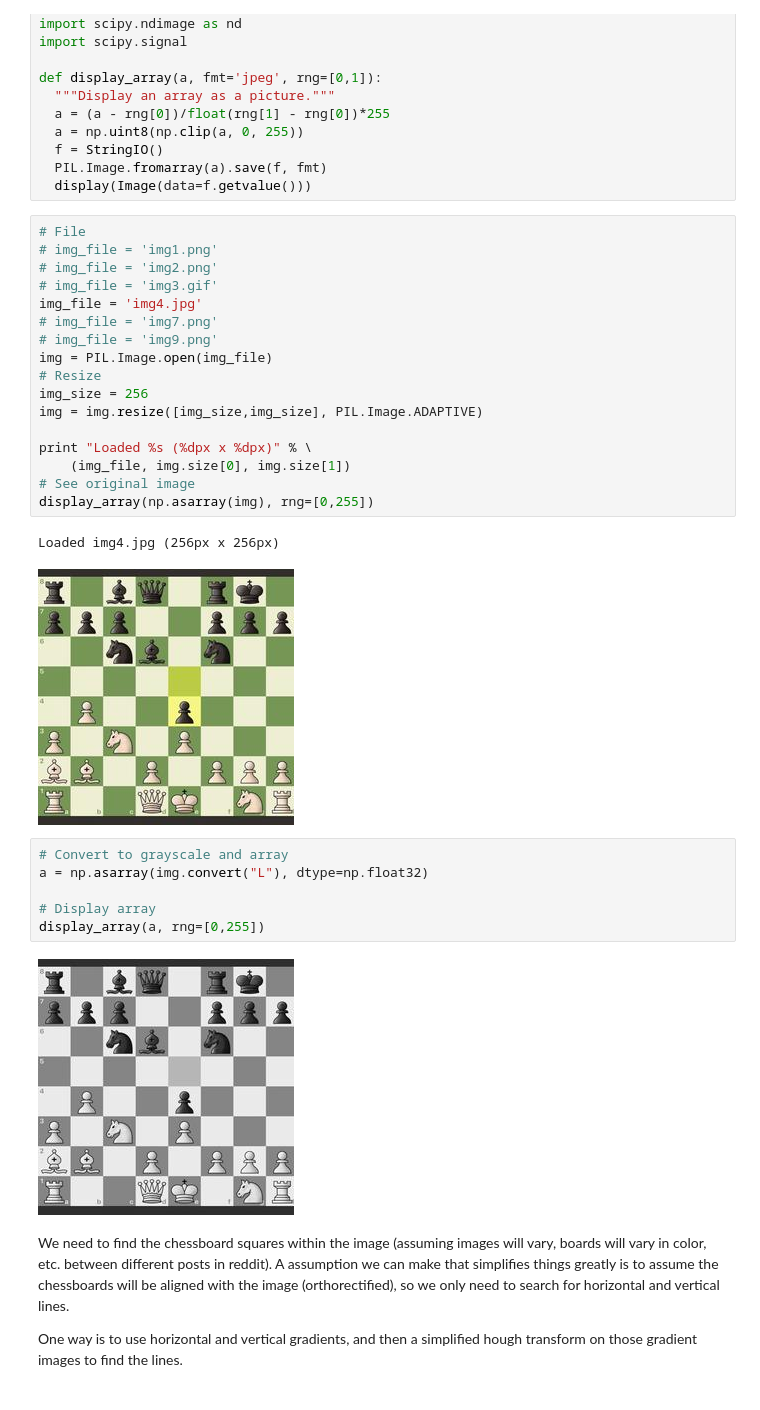
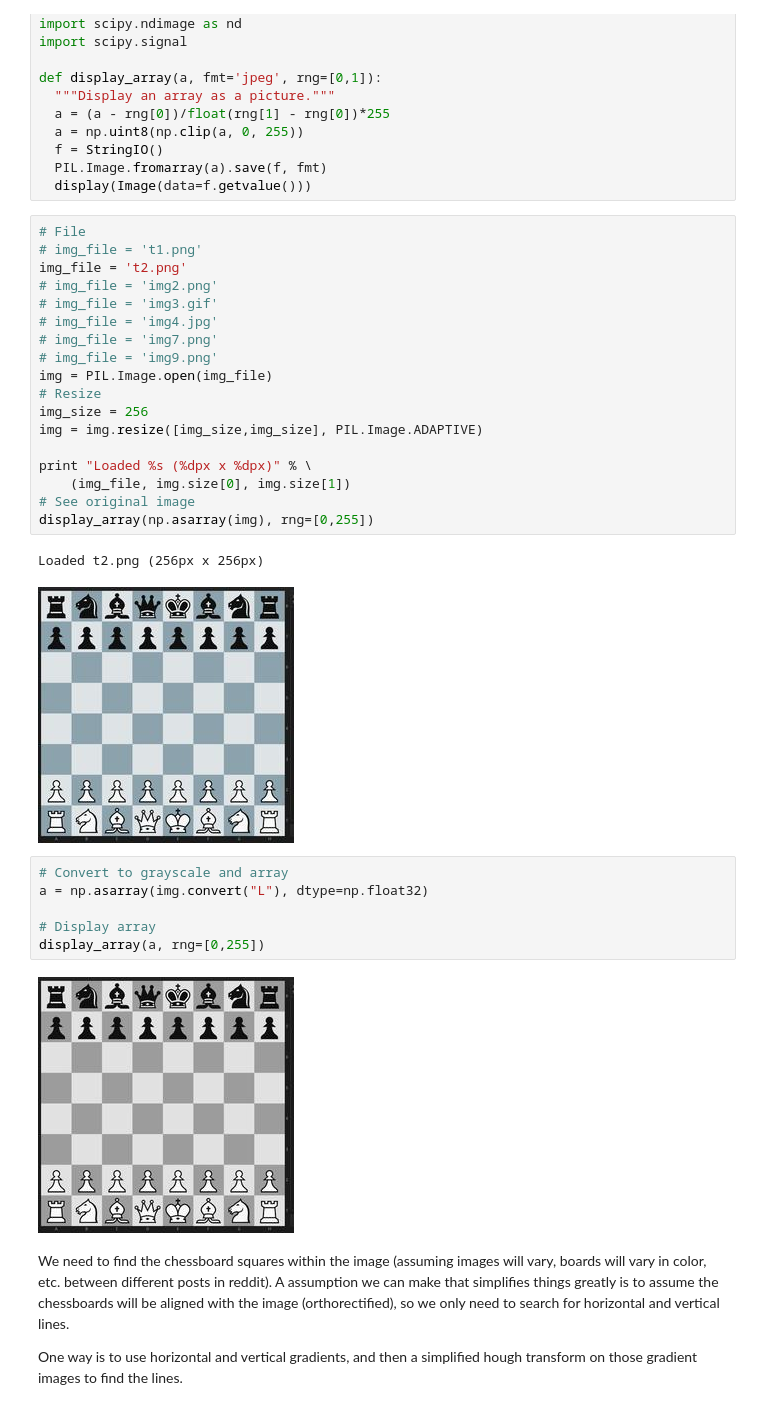
Before and after one commit to Elucidation/tensorflow_chessbot, a Jupyter notebook: tensorflow_chessbot.ipynb, the cells around one changed output. Saved outputs shown, nothing was run; the diff lists cells and outputs as text.

```diff
--- a/tensorflow_chessbot.ipynb
+++ b/tensorflow_chessbot.ipynb
@@ -49,24 +49,25 @@ def display_array(a, fmt='jpeg', rng=[0,1]):
   display(Image(data=f.getvalue()))
 # %%
 # File
-# img_file = 'img1.png'
+# img_file = 't1.png'
+img_file = 't2.png'
 # img_file = 'img2.png'
 # img_file = 'img3.gif'
-img_file = 'img4.jpg'
+# img_file = 'img4.jpg'
 # img_file = 'img7.png'
 # img_file = 'img9.png'
 img = PIL.Image.open(img_file)
 # Resize
 img_size = 256
 img = img.resize([img_size,img_size], PIL.Image.ADAPTIVE)
 
 print "Loaded %s (%dpx x %dpx)" % \
     (img_file, img.size[0], img.size[1])
 # See original image
 display_array(np.asarray(img), rng=[0,255])
 # %% [output]
-Loaded img4.jpg (256px x 256px)
+Loaded t2.png (256px x 256px)
-[figure, old version]
+[figure, new version]
 # %%
 # Convert to grayscale and array
 a = np.asarray(img.convert("L"), dtype=np.float32)
@@ -74,7 +75,7 @@ a = np.asarray(img.convert("L"), dtype=np.float32)
 # Display array
 display_array(a, rng=[0,255])
 # %% [output]
-[figure, old version]
+[figure, new version]
 # %% [markdown]
 We need to find the chessboard squares within the image (assuming images will vary, boards will vary in color, etc. between different posts in reddit). A assumption we can make that simplifies things greatly is to assume the chessboards will be aligned with the image (orthorectified), so we only need to search for horizontal and vertical lines.
 
```
Also changed, not shown: parts of 10 cells of this notebook, 1 other file.
